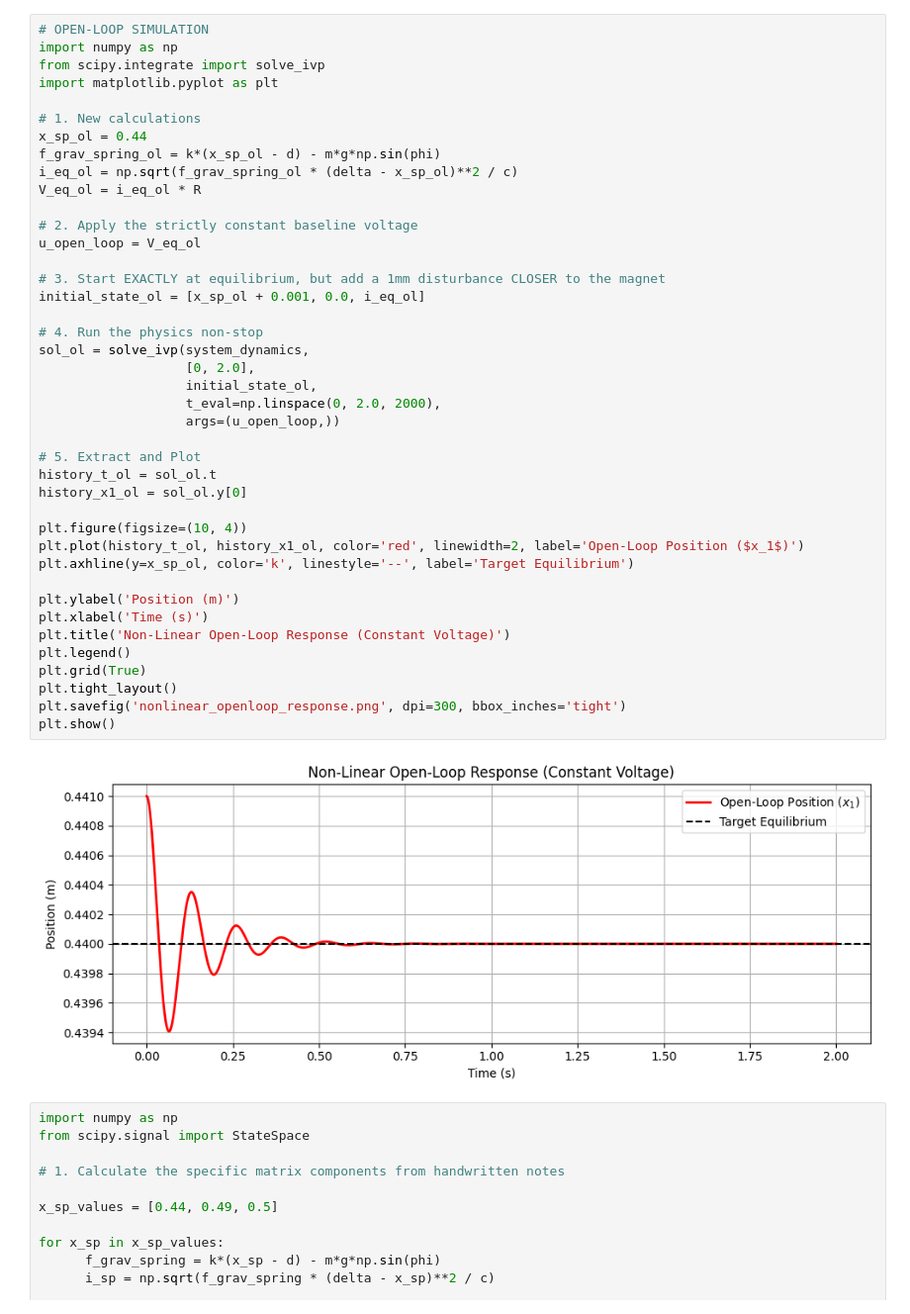
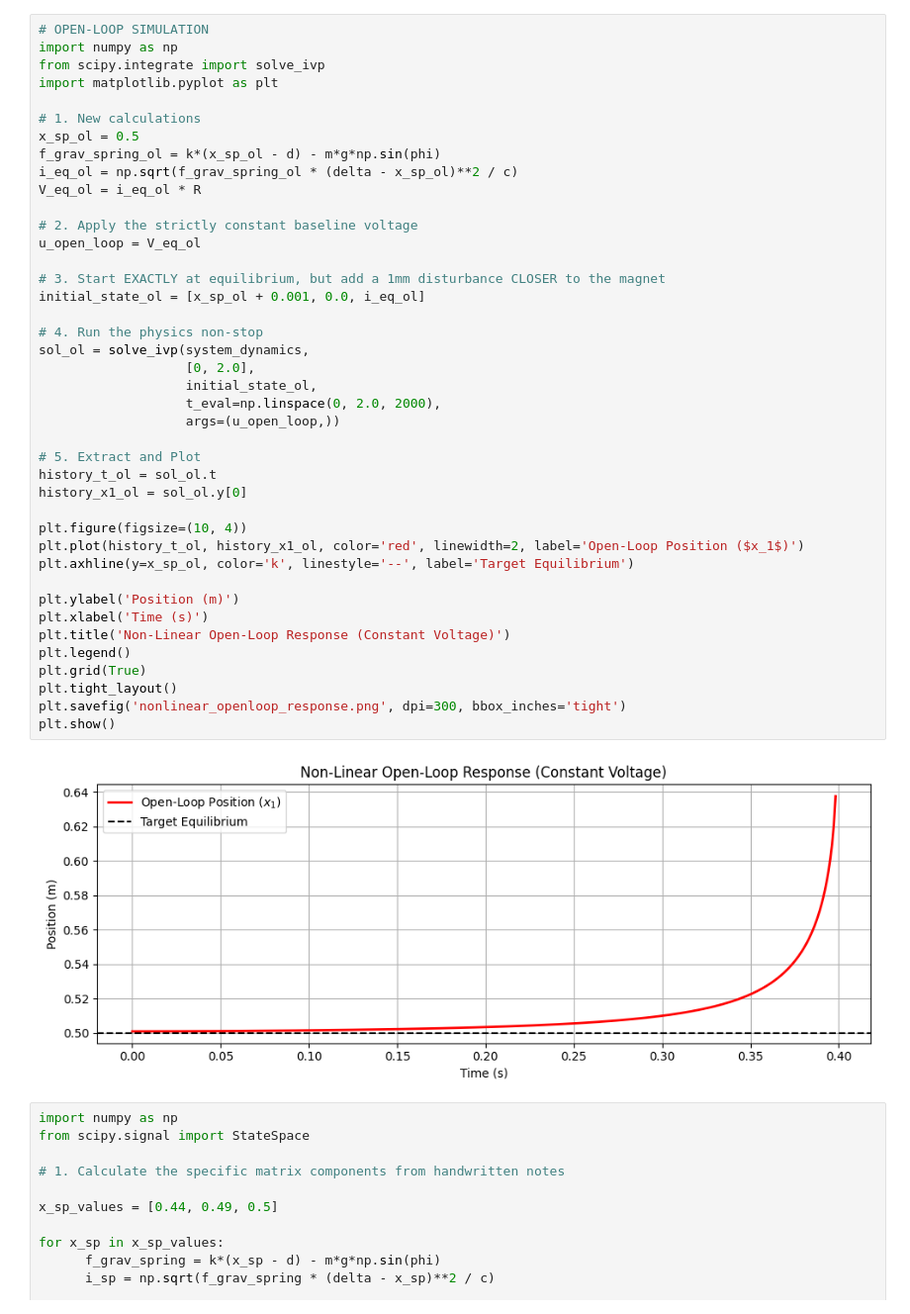
Before and after one commit to ethanboyjeff/ELE2038-Coursework, a Jupyter notebook: ELE2038_CW_notebook.ipynb, the cells around one changed output. Shown at 99% size. Drawn from its saved outputs; the diff is of its cells as text.

```diff
--- a/ELE2038_CW_notebook.ipynb
+++ b/ELE2038_CW_notebook.ipynb
@@ -244,7 +252,7 @@ from scipy.integrate import solve_ivp
 import matplotlib.pyplot as plt
 
 # 1. New calculations
-x_sp_ol = 0.44
+x_sp_ol = 0.5
 f_grav_spring_ol = k*(x_sp_ol - d) - m*g*np.sin(phi)
 i_eq_ol = np.sqrt(f_grav_spring_ol * (delta - x_sp_ol)**2 / c)
 V_eq_ol = i_eq_ol * R
@@ -252,34 +260,34 @@ V_eq_ol = i_eq_ol * R
 # 2. Apply the strictly constant baseline voltage
 u_open_loop = V_eq_ol
 
 # 3. Start EXACTLY at equilibrium, but add a 1mm disturbance CLOSER to the magnet
 initial_state_ol = [x_sp_ol + 0.001, 0.0, i_eq_ol]
 
 # 4. Run the physics non-stop
 sol_ol = solve_ivp(system_dynamics,
                    [0, 2.0],
                    initial_state_ol,
                    t_eval=np.linspace(0, 2.0, 2000),
                    args=(u_open_loop,))
 
 # 5. Extract and Plot
 history_t_ol = sol_ol.t
 history_x1_ol = sol_ol.y[0]
 
 plt.figure(figsize=(10, 4))
 plt.plot(history_t_ol, history_x1_ol, color='red', linewidth=2, label='Open-Loop Position ($x_1$)')
 plt.axhline(y=x_sp_ol, color='k', linestyle='--', label='Target Equilibrium')
 
 plt.ylabel('Position (m)')
 plt.xlabel('Time (s)')
 plt.title('Non-Linear Open-Loop Response (Constant Voltage)')
 plt.legend()
 plt.grid(True)
 plt.tight_layout()
 plt.savefig('nonlinear_openloop_response.png', dpi=300, bbox_inches='tight')
 plt.show()
 # %% [output]
-[figure, old version]
+[figure, new version]
 # %%
 import numpy as np
 from scipy.signal import StateSpace
```
Also changed, not shown: parts of 1 cell of this notebook.
